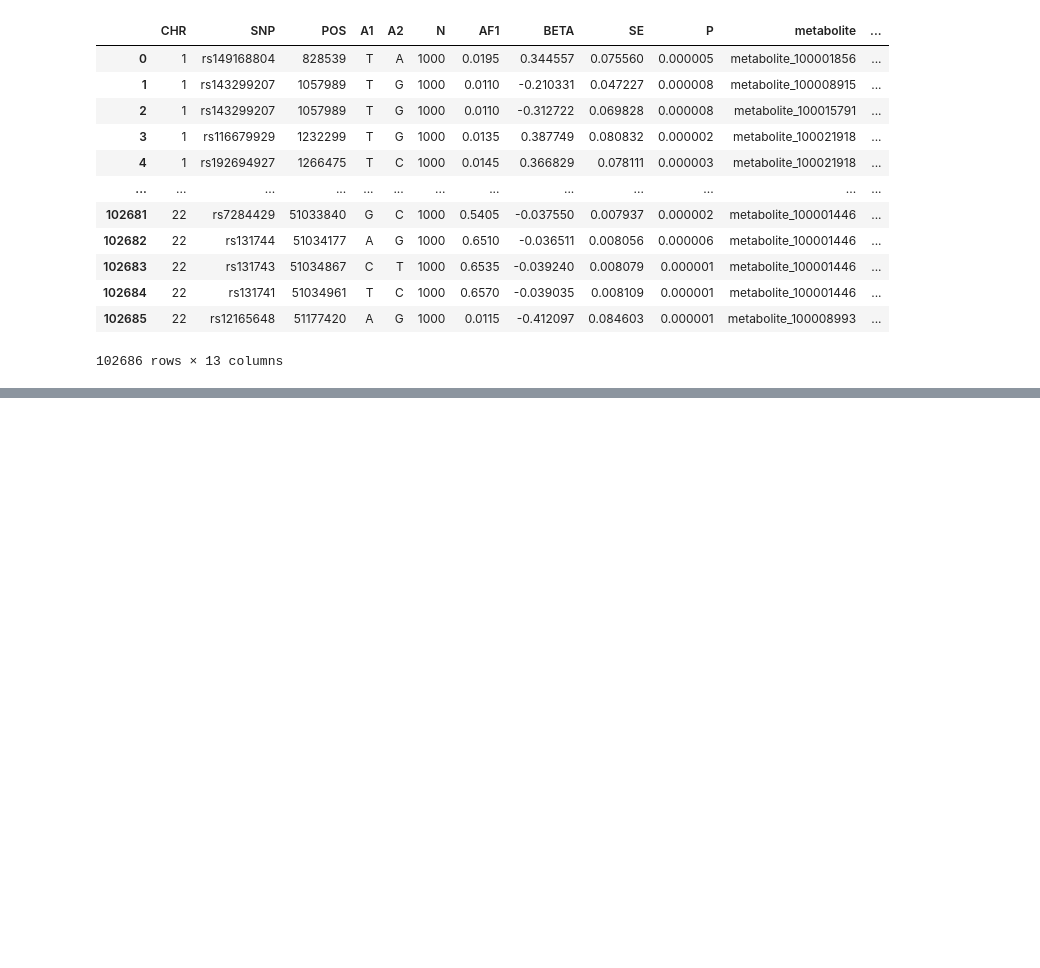
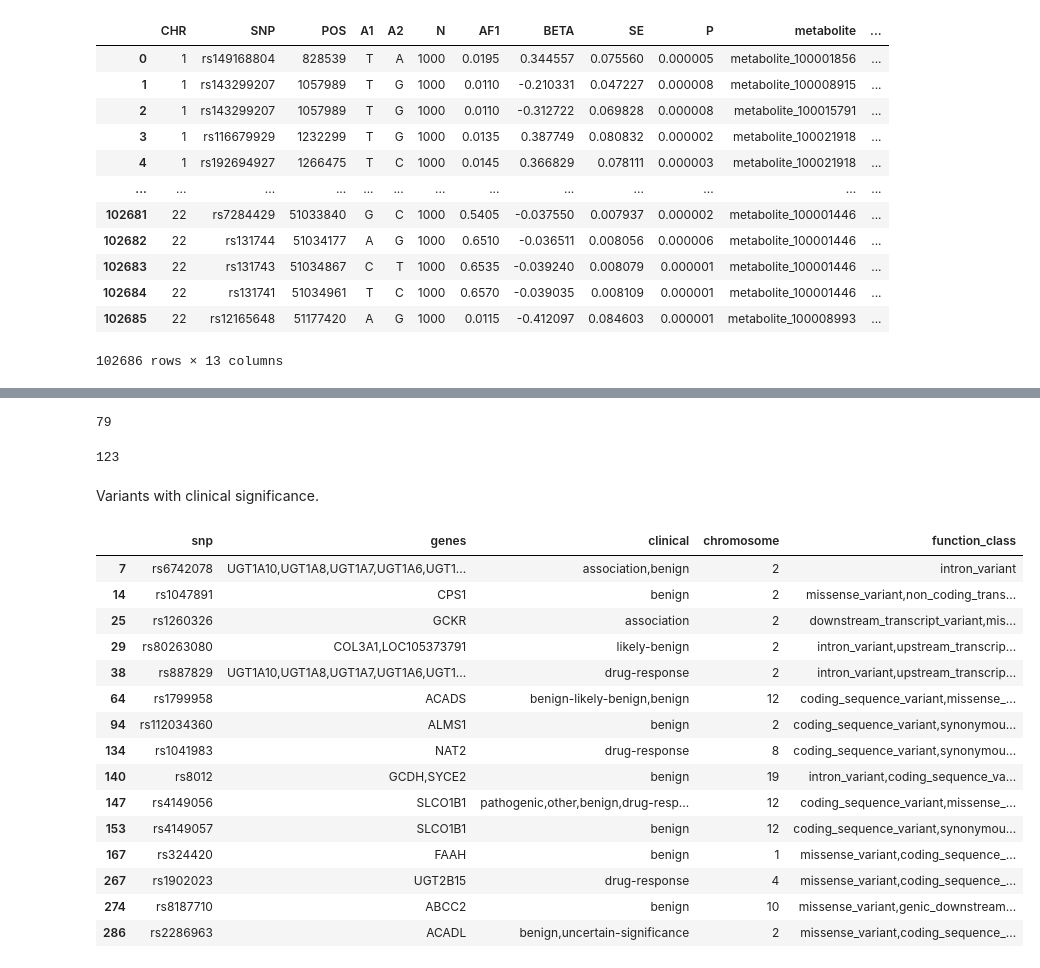
Before and after one commit to Gibbons-Lab/2021_gene_environment_interactions, a Jupyter notebook: gxe/gwas.ipynb, the cells around one changed output, grey strips where cells are left out. Cells and saved outputs as stored; diff of their text form; code cells hidden in the pictures; blank space fills up the shorter version.

```diff
--- a/gxe/gwas.ipynb
+++ b/gxe/gwas.ipynb
@@ -93,0 +104,13 @@ final.reset_index(drop=True, inplace=True)
+# %%
+from utils import rsid2gene
+import arivale_data_interface as adi
+
+metabolite_meta = adi.get_snapshot("metabolomics_metadata", clean=True) [["CHEMICAL_ID", "BIOCHEMICAL_NAME", "SUPER_PATHWAY", "SUB_PATHWAY", "CAS", "KEGG"]]
+metabolite_meta["metabolite"] = "metabolite_" + metabolite_meta.CHEMICAL_ID.astype(str)
+
+sig_snps = pd.read_csv("data/final_results.csv")
+sig_snps["rsid"] = sig_snps.SNP.str.split(";").str[0]
+genes = rsid2gene(sig_snps.rsid.unique())
+sig_snps = sig_snps.merge(genes, left_on="rsid", right_on="snp", how="left")
+sig_snps = sig_snps.merge(metabolite_meta, on="metabolite", how="left")
+sig_snps
@@ -93,0 +245,29 @@ final.reset_index(drop=True, inplace=True)
+# %%
+297-218
+# %% [output]
+79
+# %%
+genes.genes.nunique()
+# %% [output]
+123
+# %% [markdown]
+Variants with clinical significance.
+# %%
+genes[~genes.clinical.isnull() & (genes.clinical != "")]
+# %% [output]
+|  | snp | genes | clinical | chromosome | function_class |
+| 7 | rs6742078 | UGT1A10,UGT1A8,UGT1A7,UGT1A6,UGT1... | association,benign | 2 | intron_variant |
+| 14 | rs1047891 | CPS1 | benign | 2 | missense_variant,non_coding_trans... |
+| 25 | rs1260326 | GCKR | association | 2 | downstream_transcript_variant,mis... |
+| 29 | rs80263080 | COL3A1,LOC105373791 | likely-benign | 2 | intron_variant,upstream_transcrip... |
+| 38 | rs887829 | UGT1A10,UGT1A8,UGT1A7,UGT1A6,UGT1... | drug-response | 2 | intron_variant,upstream_transcrip... |
+| 64 | rs1799958 | ACADS | benign-likely-benign,benign | 12 | coding_sequence_variant,missense_... |
+| 94 | rs112034360 | ALMS1 | benign | 2 | coding_sequence_variant,synonymou... |
+| 134 | rs1041983 | NAT2 | drug-response | 8 | coding_sequence_variant,synonymou... |
+| 140 | rs8012 | GCDH,SYCE2 | benign | 19 | intron_variant,coding_sequence_va... |
+| 147 | rs4149056 | SLCO1B1 | pathogenic,other,benign,drug-resp... | 12 | coding_sequence_variant,missense_... |
+| 153 | rs4149057 | SLCO1B1 | benign | 12 | coding_sequence_variant,synonymou... |
+| 167 | rs324420 | FAAH | benign | 1 | missense_variant,coding_sequence_... |
+| 267 | rs1902023 | UGT2B15 | drug-response | 4 | missense_variant,coding_sequence_... |
+| 274 | rs8187710 | ABCC2 | benign | 10 | missense_variant,genic_downstream... |
+| 286 | rs2286963 | ACADL | benign,uncertain-significance | 2 | missense_variant,coding_sequence_... |
```
Also changed, not shown: parts of 19 cells of this notebook, 46 other files.
